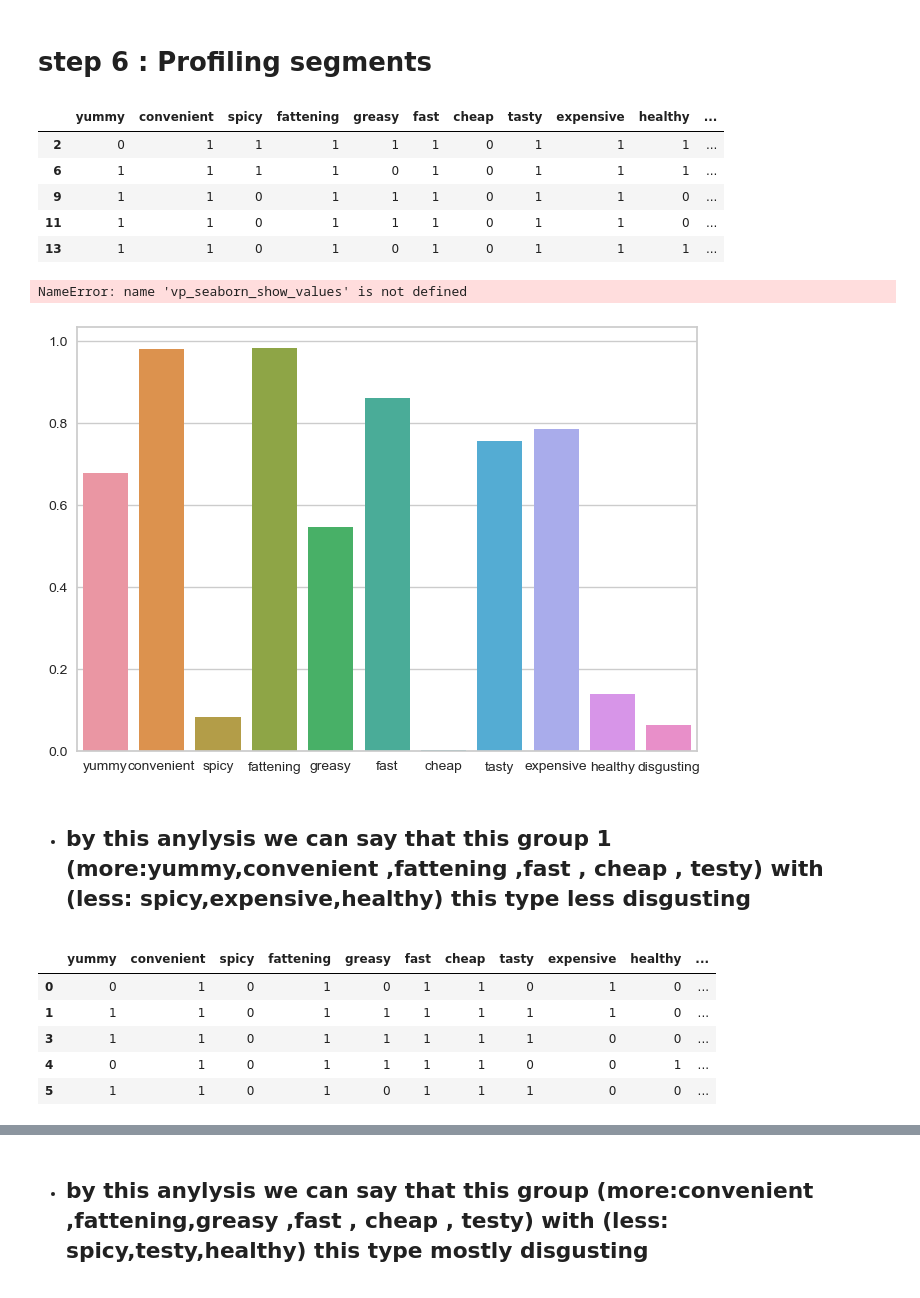
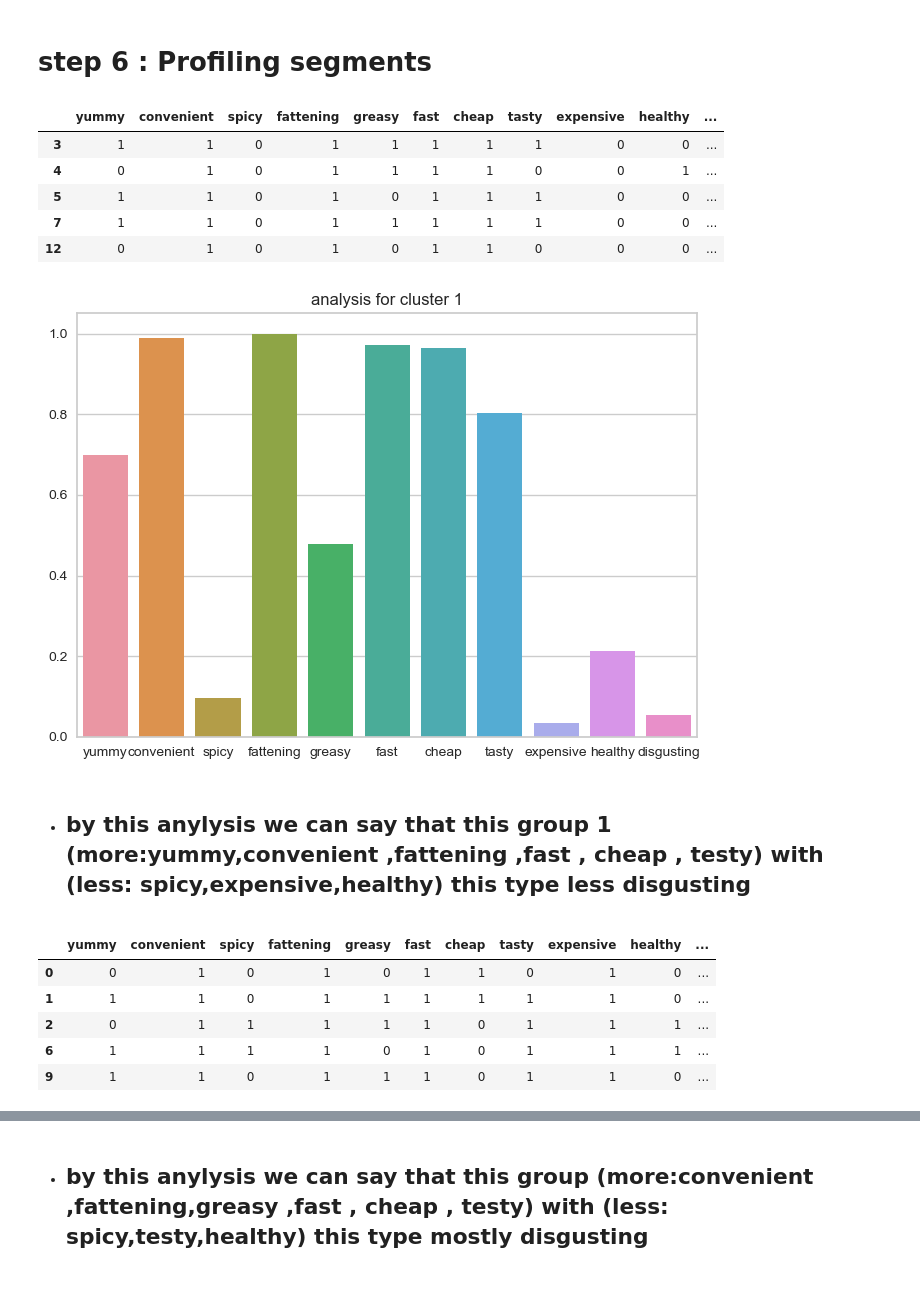
Before and after one commit to sushant8525/McDonalds-case-study, a Jupyter notebook: Fast-food.ipynb, the cells around one changed output, grey strips where cells are left out. Drawn from its saved outputs; the diff is of its cells as text; code cells hidden in the pictures.

```diff
--- a/Fast-food.ipynb
+++ b/Fast-food.ipynb
@@ -320,7 +344,7 @@ from yellowbrick.cluster import KElbowVisualizer
 
 # Instantiate the clustering model and visualizer
 model = KMeans()
-visualizer = KElbowVisualizer(model, k=(1,9))
+visualizer = KElbowVisualizer(model, k=(1,10))
 
 visualizer.fit(scaled_df)        # Fit the data to the visualizer
 visualizer.show()        # Finalize and render the figure
@@ -387,20 +411,18 @@ cluster_1_df = pca_df_kmeans1[pca_df_kmeans1["cluster"]==0]
 cluster_1_df.head()
 # %% [output]
 |  | yummy | convenient | spicy | fattening | greasy | fast | cheap | tasty | expensive | healthy | ... |
-| 2 | 0 | 1 | 1 | 1 | 1 | 1 | 0 | 1 | 1 | 1 | ... |
-| 6 | 1 | 1 | 1 | 1 | 0 | 1 | 0 | 1 | 1 | 1 | ... |
-| 9 | 1 | 1 | 0 | 1 | 1 | 1 | 0 | 1 | 1 | 0 | ... |
-| 11 | 1 | 1 | 0 | 1 | 1 | 1 | 0 | 1 | 1 | 0 | ... |
-| 13 | 1 | 1 | 0 | 1 | 0 | 1 | 0 | 1 | 1 | 1 | ... |
+| 3 | 1 | 1 | 0 | 1 | 1 | 1 | 1 | 1 | 0 | 0 | ... |
+| 4 | 0 | 1 | 0 | 1 | 1 | 1 | 1 | 0 | 0 | 1 | ... |
+| 5 | 1 | 1 | 0 | 1 | 0 | 1 | 1 | 1 | 0 | 0 | ... |
+| 7 | 1 | 1 | 0 | 1 | 1 | 1 | 1 | 1 | 0 | 0 | ... |
+| 12 | 0 | 1 | 0 | 1 | 0 | 1 | 1 | 0 | 0 | 0 | ... |
 # %%
 #analysis for cluster 1
 ax = sns.barplot(data=cluster_1_df[['yummy', 'convenient', 'spicy', 'fattening', 'greasy', 'fast', 'cheap', 'tasty', 'expensive', 'healthy', 'disgusting']], ci=None)
-vp_seaborn_show_values(ax)
 plt.title('analysis for cluster 1')
 plt.show()
 # %% [output]
-NameError: name 'vp_seaborn_show_values' is not defined
-[figure, old version]
+[figure, new version]
 # %% [markdown]
 * ## by this anylysis we can say that this group 1 (more:yummy,convenient ,fattening ,fast , cheap , testy) with (less: spicy,expensive,healthy) this type less disgusting
 # %%
@@ -412,9 +434,9 @@ cluster_2_df.head()
 |  | yummy | convenient | spicy | fattening | greasy | fast | cheap | tasty | expensive | healthy | ... |
 | 0 | 0 | 1 | 0 | 1 | 0 | 1 | 1 | 0 | 1 | 0 | ... |
 | 1 | 1 | 1 | 0 | 1 | 1 | 1 | 1 | 1 | 1 | 0 | ... |
-| 3 | 1 | 1 | 0 | 1 | 1 | 1 | 1 | 1 | 0 | 0 | ... |
-| 4 | 0 | 1 | 0 | 1 | 1 | 1 | 1 | 0 | 0 | 1 | ... |
-| 5 | 1 | 1 | 0 | 1 | 0 | 1 | 1 | 1 | 0 | 0 | ... |
+| 2 | 0 | 1 | 1 | 1 | 1 | 1 | 0 | 1 | 1 | 1 | ... |
+| 6 | 1 | 1 | 1 | 1 | 0 | 1 | 0 | 1 | 1 | 1 | ... |
+| 9 | 1 | 1 | 0 | 1 | 1 | 1 | 0 | 1 | 1 | 0 | ... |
 # %%
 #analysis for cluster 2
 
```
Also changed, not shown: parts of 18 cells of this notebook, 2 other files.
